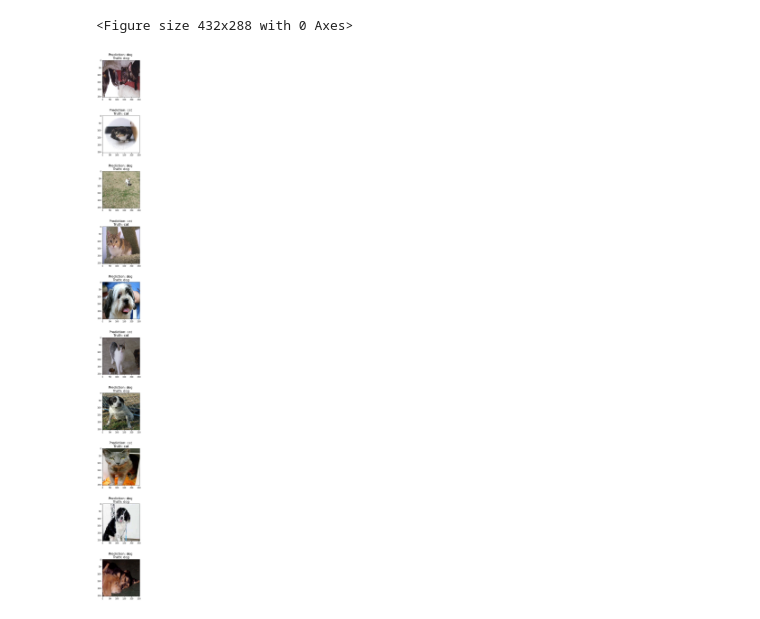
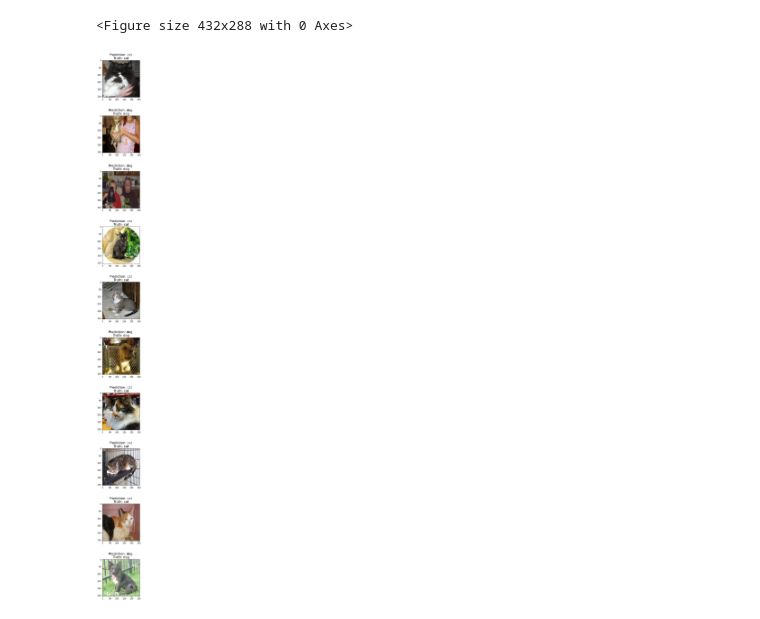
Before and after one commit to ftesla11/dogs-and-cats, a Jupyter notebook: classifier.ipynb, the cells around one changed output. Saved outputs shown, nothing was run; the diff lists cells and outputs as text; code cells hidden in the pictures.

```diff
--- a/classifier.ipynb
+++ b/classifier.ipynb
@@ -205,28 +212,28 @@ dataset = transforms.Compose([transforms.Resize((img_size,img_size)),
                                 transforms.CenterCrop(img_crop),
                                 transforms.ToTensor()])
 
-dataset = torchvision.datasets.ImageFolder('../datasets/dogs-and-cats/training_set', transform=dataset)
+dataset = torchvision.datasets.ImageFolder('../datasets/dogs-and-cats/test_set', transform=dataset)
 # %%
 animal = {0: 'cat', 1: 'dog'}
 
 n = 10
 
 plt.figure()
 fig, ax = plt.subplots(n, 1, figsize=(50, 50))
 fig.subplots_adjust(hspace=0.5)
 
-indices = list(range(8000))
+indices = list(range(2000))
 random.shuffle(indices)
 indices = indices[:10]
 
 for j, i in enumerate(indices):
     truth_label = dataset[i][1]
 
     prediction = net(dataset[i][0].view(1, 3, img_crop, img_crop).to(device))
     index = prediction.argmax().item()
 
     ax[j].set_title('Prediction: {} \nTruth: {}'.format(animal[index], animal[truth_label]), FontSize=16)
     ax[j].imshow(dataset[i][0].permute(1,2,0), cmap='gray_r')
 # %% [output]
 <Figure size 432x288 with 0 Axes>
-[figure, old version]
+[figure, new version]
```
Also changed, not shown: parts of 5 cells of this notebook, 2 other files.
